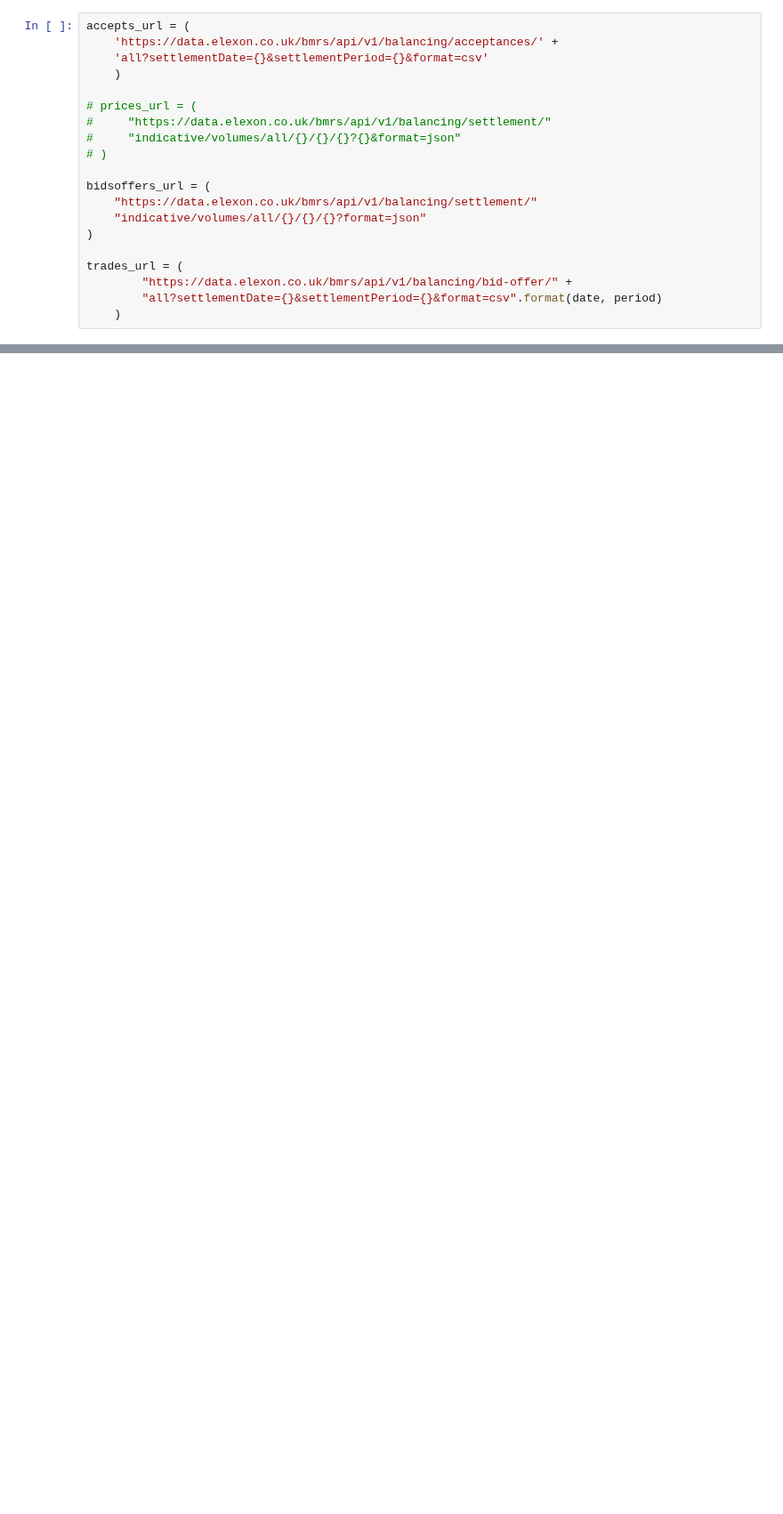
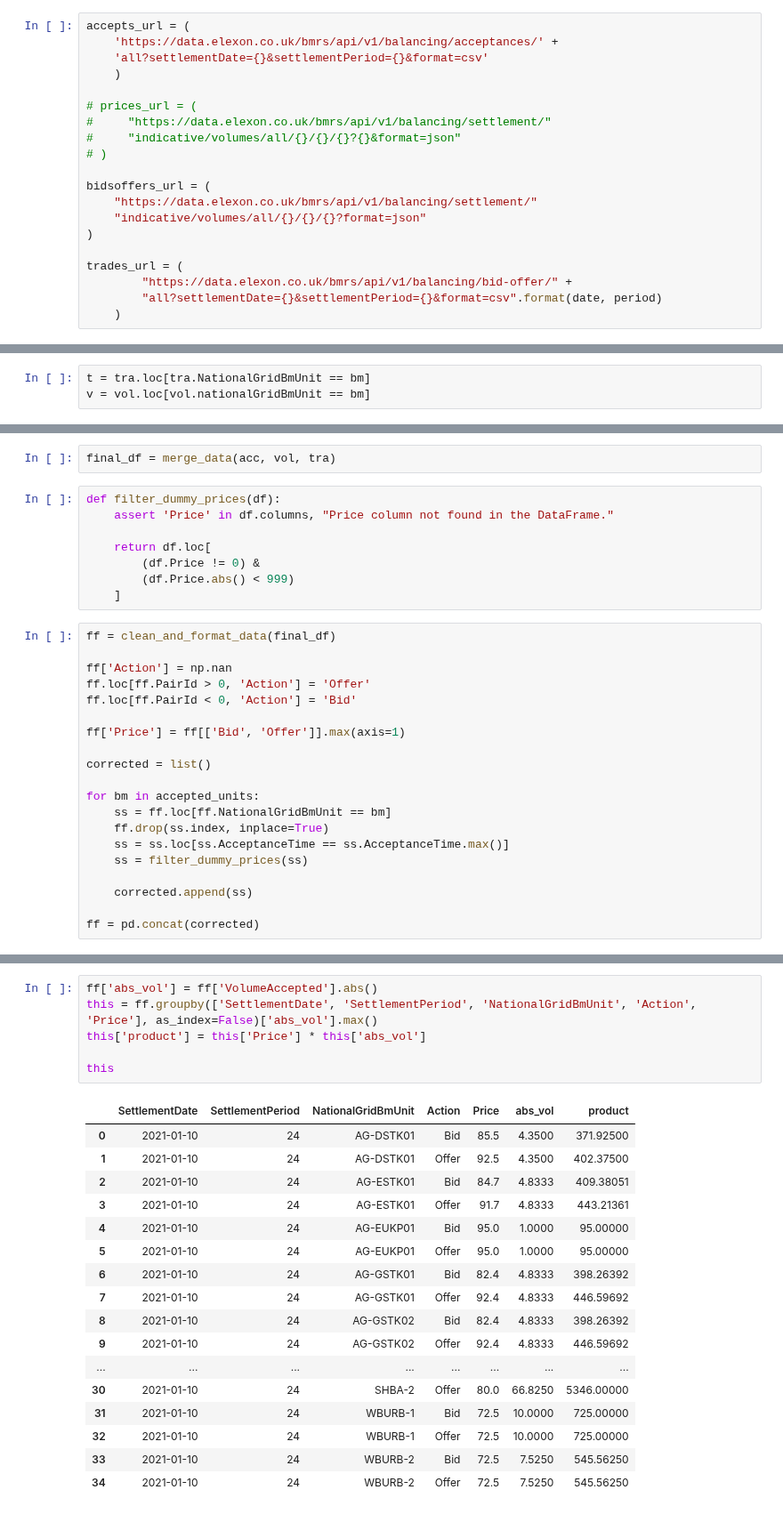
Before and after one commit to LukasFrankenQ/GBPower, a Jupyter notebook: notebooks/get_bm_data.ipynb, the cells around one changed output, grey strips where cells are left out. Shown at 89% size. Saved outputs shown, nothing was run; the diff lists cells and outputs as text; blank space fills up the shorter version.

Commit message:
added functional bid offer extraction and caching method

```diff
--- a/notebooks/get_bm_data.ipynb
+++ b/notebooks/get_bm_data.ipynb
@@ -95,0 +202,3 @@ Name: 2021-01-10 11:30:00+00:00, dtype: float64
+# %%
+t = tra.loc[tra.NationalGridBmUnit == bm]
+v = vol.loc[vol.nationalGridBmUnit == bm]
@@ -95,0 +323,30 @@ Name: 2021-01-10 11:30:00+00:00, dtype: float64
+# %%
+final_df = merge_data(acc, vol, tra)
+# %%
+def filter_dummy_prices(df):
+    assert 'Price' in df.columns, "Price column not found in the DataFrame."
+
+    return df.loc[
+        (df.Price != 0) &
+        (df.Price.abs() < 999)
+    ]
+# %%
+ff = clean_and_format_data(final_df)
+
+ff['Action'] = np.nan
+ff.loc[ff.PairId > 0, 'Action'] = 'Offer'
+ff.loc[ff.PairId < 0, 'Action'] = 'Bid'
+
+ff['Price'] = ff[['Bid', 'Offer']].max(axis=1)
+
+corrected = list()
+
+for bm in accepted_units:
+    ss = ff.loc[ff.NationalGridBmUnit == bm]
+    ff.drop(ss.index, inplace=True)
+    ss = ss.loc[ss.AcceptanceTime == ss.AcceptanceTime.max()]
+    ss = filter_dummy_prices(ss)
+
+    corrected.append(ss)
+
+ff = pd.concat(corrected)
@@ -95,0 +442,24 @@ Name: 2021-01-10 11:30:00+00:00, dtype: float64
+# %%
+ff['abs_vol'] = ff['VolumeAccepted'].abs()
+this = ff.groupby(['SettlementDate', 'SettlementPeriod', 'NationalGridBmUnit', 'Action', 'Price'], as_index=False)['abs_vol'].max()
+this['product'] = this['Price'] * this['abs_vol']
+
+this
+# %% [output]
+|  | SettlementDate | SettlementPeriod | NationalGridBmUnit | Action | Price | abs_vol | product |
+| 0 | 2021-01-10 | 24 | AG-DSTK01 | Bid | 85.5 | 4.3500 | 371.92500 |
+| 1 | 2021-01-10 | 24 | AG-DSTK01 | Offer | 92.5 | 4.3500 | 402.37500 |
+| 2 | 2021-01-10 | 24 | AG-ESTK01 | Bid | 84.7 | 4.8333 | 409.38051 |
+| 3 | 2021-01-10 | 24 | AG-ESTK01 | Offer | 91.7 | 4.8333 | 443.21361 |
+| 4 | 2021-01-10 | 24 | AG-EUKP01 | Bid | 95.0 | 1.0000 | 95.00000 |
+| 5 | 2021-01-10 | 24 | AG-EUKP01 | Offer | 95.0 | 1.0000 | 95.00000 |
+| 6 | 2021-01-10 | 24 | AG-GSTK01 | Bid | 82.4 | 4.8333 | 398.26392 |
+| 7 | 2021-01-10 | 24 | AG-GSTK01 | Offer | 92.4 | 4.8333 | 446.59692 |
+| 8 | 2021-01-10 | 24 | AG-GSTK02 | Bid | 82.4 | 4.8333 | 398.26392 |
+| 9 | 2021-01-10 | 24 | AG-GSTK02 | Offer | 92.4 | 4.8333 | 446.59692 |
+| ... | ... | ... | ... | ... | ... | ... | ... |
+| 30 | 2021-01-10 | 24 | SHBA-2 | Offer | 80.0 | 66.8250 | 5346.00000 |
+| 31 | 2021-01-10 | 24 | WBURB-1 | Bid | 72.5 | 10.0000 | 725.00000 |
+| 32 | 2021-01-10 | 24 | WBURB-1 | Offer | 72.5 | 10.0000 | 725.00000 |
+| 33 | 2021-01-10 | 24 | WBURB-2 | Bid | 72.5 | 7.5250 | 545.56250 |
+| 34 | 2021-01-10 | 24 | WBURB-2 | Offer | 72.5 | 7.5250 | 545.56250 |
```
Also changed, not shown: parts of 39 cells of this notebook, 1 other file.
